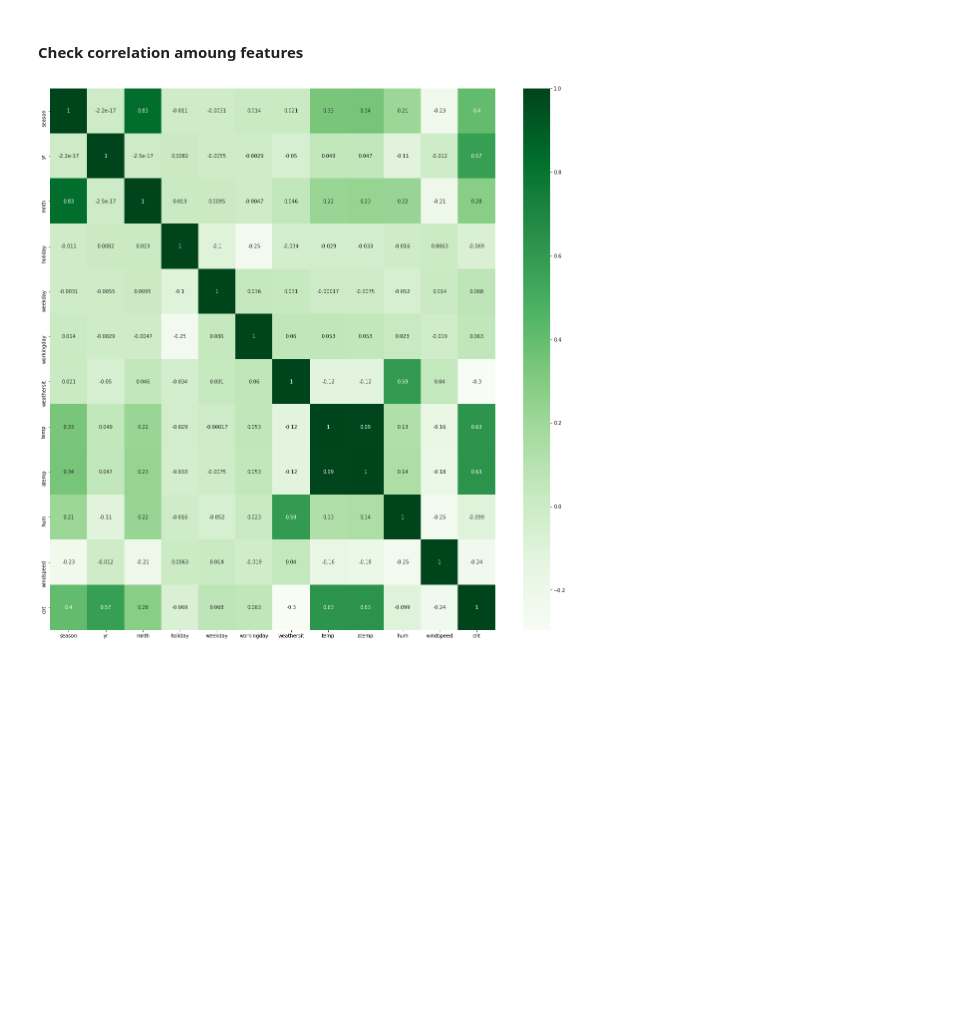
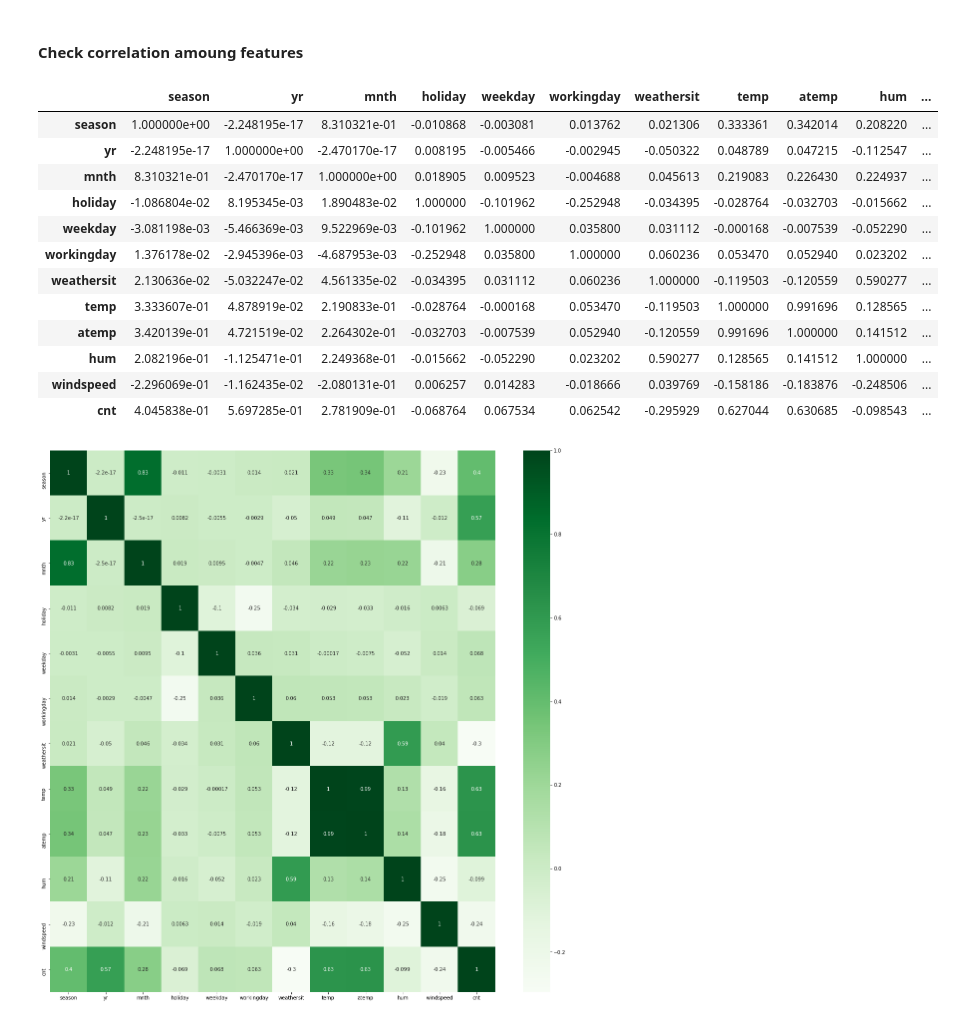
Before and after one commit to lipikapanda/BikeRentalAssignment, a Jupyter notebook: BikeRentalAssignment.ipynb, the cells around one changed output. Saved outputs shown, nothing was run; the diff lists cells and outputs as text; code cells hidden in the pictures; blank space fills up the shorter version.

```diff
--- a/BikeRentalAssignment.ipynb
+++ b/BikeRentalAssignment.ipynb
@@ -76,6 +96,22 @@ df.drop(['instant','casual','registered','dteday'], axis='columns', inplace=True
 ## Exploratory Data Analysis
 # %% [markdown]
 #### Check correlation amoung features
+# %%
+df.corr()
+# %% [output]
+|  | season | yr | mnth | holiday | weekday | workingday | weathersit | temp | atemp | hum | ... |
+| season | 1.000000e+00 | -2.248195e-17 | 8.310321e-01 | -0.010868 | -0.003081 | 0.013762 | 0.021306 | 0.333361 | 0.342014 | 0.208220 | ... |
+| yr | -2.248195e-17 | 1.000000e+00 | -2.470170e-17 | 0.008195 | -0.005466 | -0.002945 | -0.050322 | 0.048789 | 0.047215 | -0.112547 | ... |
+| mnth | 8.310321e-01 | -2.470170e-17 | 1.000000e+00 | 0.018905 | 0.009523 | -0.004688 | 0.045613 | 0.219083 | 0.226430 | 0.224937 | ... |
+| holiday | -1.086804e-02 | 8.195345e-03 | 1.890483e-02 | 1.000000 | -0.101962 | -0.252948 | -0.034395 | -0.028764 | -0.032703 | -0.015662 | ... |
+| weekday | -3.081198e-03 | -5.466369e-03 | 9.522969e-03 | -0.101962 | 1.000000 | 0.035800 | 0.031112 | -0.000168 | -0.007539 | -0.052290 | ... |
+| workingday | 1.376178e-02 | -2.945396e-03 | -4.687953e-03 | -0.252948 | 0.035800 | 1.000000 | 0.060236 | 0.053470 | 0.052940 | 0.023202 | ... |
+| weathersit | 2.130636e-02 | -5.032247e-02 | 4.561335e-02 | -0.034395 | 0.031112 | 0.060236 | 1.000000 | -0.119503 | -0.120559 | 0.590277 | ... |
+| temp | 3.333607e-01 | 4.878919e-02 | 2.190833e-01 | -0.028764 | -0.000168 | 0.053470 | -0.119503 | 1.000000 | 0.991696 | 0.128565 | ... |
+| atemp | 3.420139e-01 | 4.721519e-02 | 2.264302e-01 | -0.032703 | -0.007539 | 0.052940 | -0.120559 | 0.991696 | 1.000000 | 0.141512 | ... |
+| hum | 2.082196e-01 | -1.125471e-01 | 2.249368e-01 | -0.015662 | -0.052290 | 0.023202 | 0.590277 | 0.128565 | 0.141512 | 1.000000 | ... |
+| windspeed | -2.296069e-01 | -1.162435e-02 | -2.080131e-01 | 0.006257 | 0.014283 | -0.018666 | 0.039769 | -0.158186 | -0.183876 | -0.248506 | ... |
+| cnt | 4.045838e-01 | 5.697285e-01 | 2.781909e-01 | -0.068764 | 0.067534 | 0.062542 | -0.295929 | 0.627044 | 0.630685 | -0.098543 | ... |
 # %%
 plt.figure(figsize=(20,20))
 sns.heatmap(df.corr(),annot=True,cmap='Greens')
```
Also changed, not shown: parts of 53 cells of this notebook, 2 other files.
